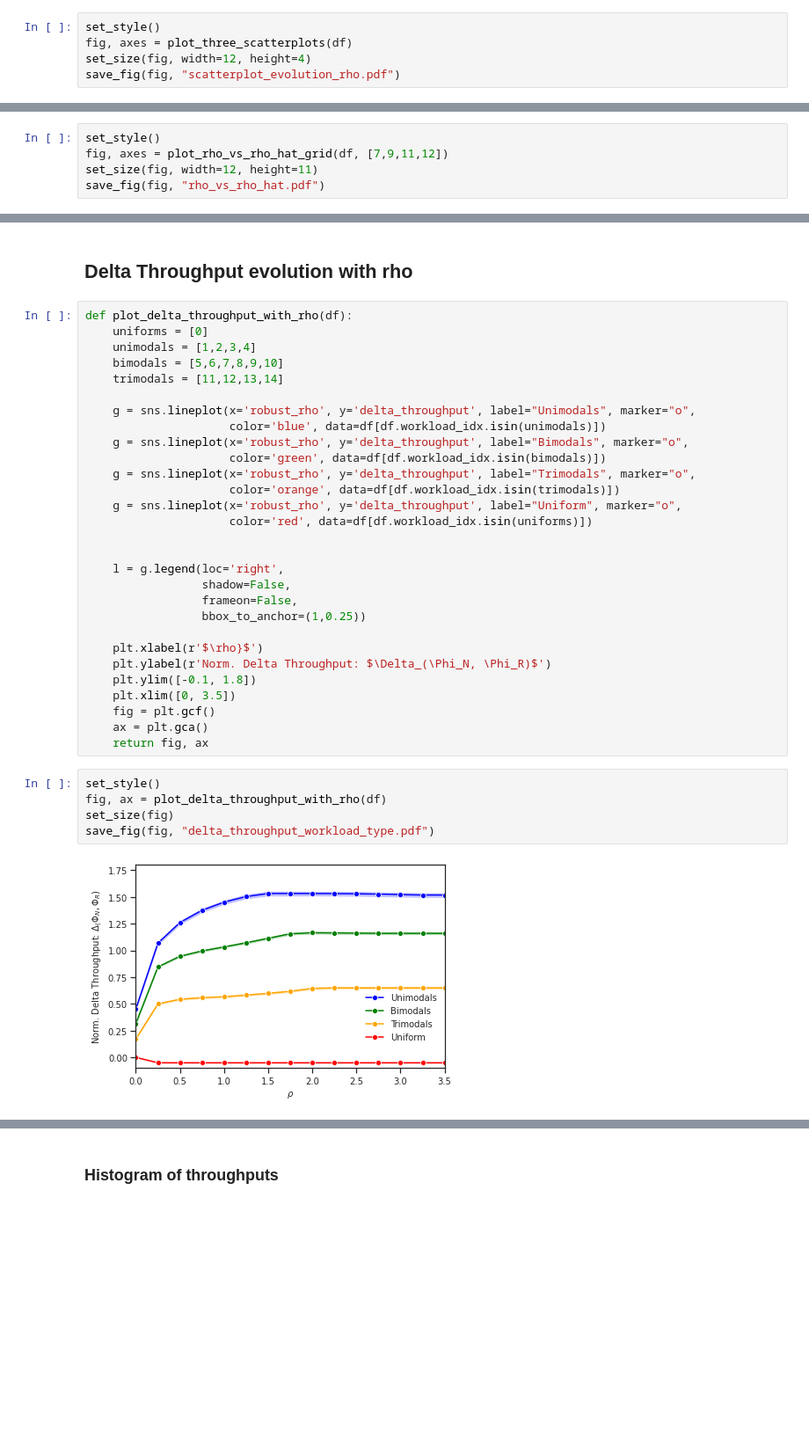
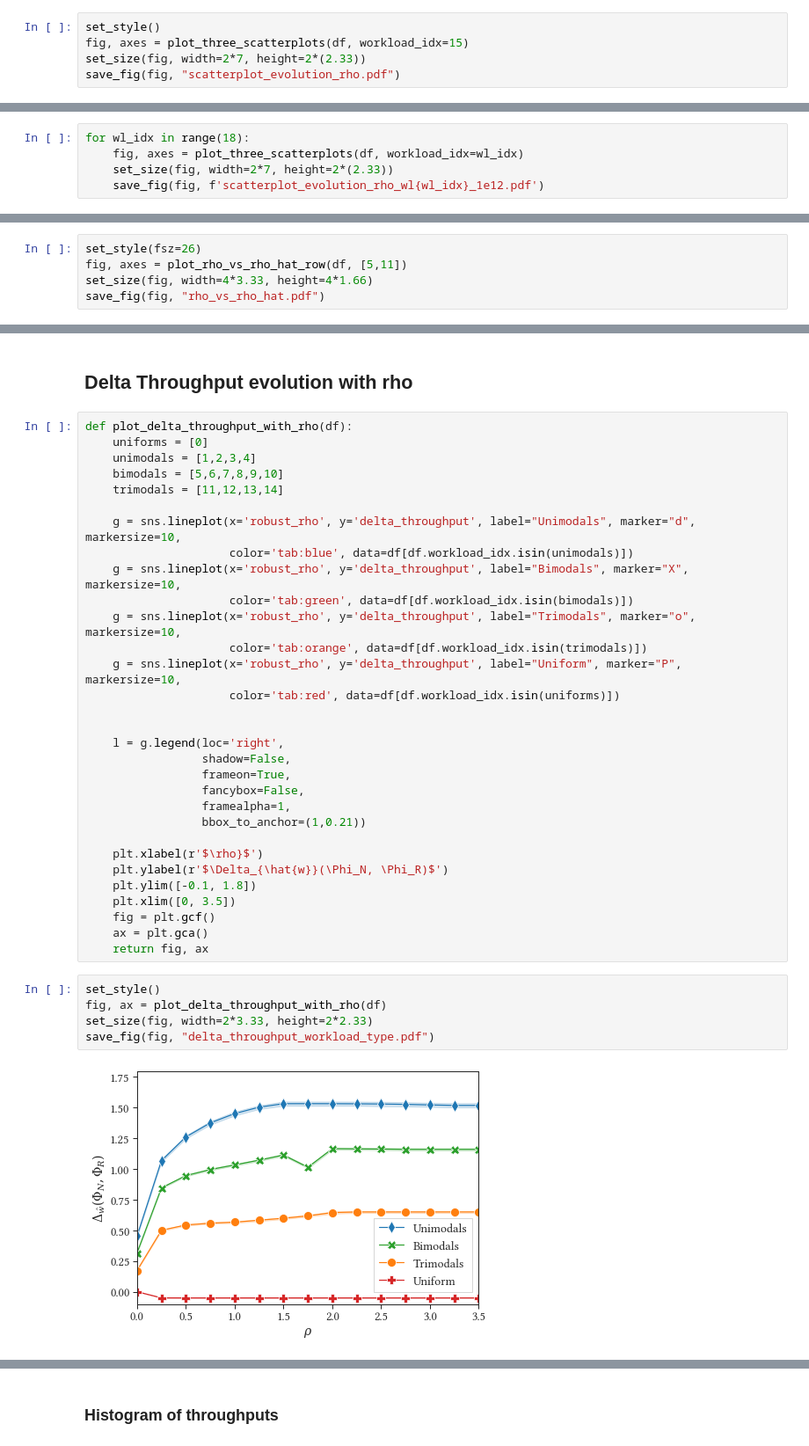
Before and after one commit to Ephoris/robust-lsm-tuning, a Jupyter notebook: endure/visualization/00_cost_model_plots.ipynb, the cells around one changed output, grey strips where cells are left out. Shown at 88% size. Drawn from its saved outputs; the diff is of its cells as text; blank space fills up the shorter version.

```diff
--- a/endure/visualization/00_cost_model_plots.ipynb
+++ b/endure/visualization/00_cost_model_plots.ipynb
@@ -155,7 +161,7 @@ def plot_three_scatterplots(df, workload_idx=11, rhos=[0, 0.25, 1, 2]):
     return fig, axes
 # %%
 set_style()
-fig, axes = plot_three_scatterplots(df)
-set_size(fig, width=12, height=4)
+fig, axes = plot_three_scatterplots(df, workload_idx=15)
+set_size(fig, width=2*7, height=2*(2.33))
 save_fig(fig, "scatterplot_evolution_rho.pdf")
 # %% [output]
@@ -162,0 +169,5 @@ save_fig(fig, "scatterplot_evolution_rho.pdf")
+# %%
+for wl_idx in range(18):
+    fig, axes = plot_three_scatterplots(df, workload_idx=wl_idx)
+    set_size(fig, width=2*7, height=2*(2.33))
+    save_fig(fig, f'scatterplot_evolution_rho_wl{wl_idx}_1e12.pdf')
@@ -213,6 +262,6 @@ def plot_rho_vs_rho_hat_grid(df, workloads=[5,7,11,12]):
 # %%
-set_style()
-fig, axes = plot_rho_vs_rho_hat_grid(df, [7,9,11,12])
-set_size(fig, width=12, height=11)
+set_style(fsz=26)
+fig, axes = plot_rho_vs_rho_hat_row(df, [5,11])
+set_size(fig, width=4*3.33, height=4*1.66)
 save_fig(fig, "rho_vs_rho_hat.pdf")
 # %% [output]
@@ -226,23 +275,25 @@ def plot_delta_throughput_with_rho(df):
     bimodals = [5,6,7,8,9,10]
     trimodals = [11,12,13,14]
 
-    g = sns.lineplot(x='robust_rho', y='delta_throughput', label="Unimodals", marker="o",
-                     color='blue', data=df[df.workload_idx.isin(unimodals)])
-    g = sns.lineplot(x='robust_rho', y='delta_throughput', label="Bimodals", marker="o",
-                     color='green', data=df[df.workload_idx.isin(bimodals)])
-    g = sns.lineplot(x='robust_rho', y='delta_throughput', label="Trimodals", marker="o",
-                     color='orange', data=df[df.workload_idx.isin(trimodals)])
-    g = sns.lineplot(x='robust_rho', y='delta_throughput', label="Uniform", marker="o",
-                     color='red', data=df[df.workload_idx.isin(uniforms)])
+    g = sns.lineplot(x='robust_rho', y='delta_throughput', label="Unimodals", marker="d", markersize=10,
+                     color='tab:blue', data=df[df.workload_idx.isin(unimodals)])
+    g = sns.lineplot(x='robust_rho', y='delta_throughput', label="Bimodals", marker="X", markersize=10,
+                     color='tab:green', data=df[df.workload_idx.isin(bimodals)])
+    g = sns.lineplot(x='robust_rho', y='delta_throughput', label="Trimodals", marker="o", markersize=10,
+                     color='tab:orange', data=df[df.workload_idx.isin(trimodals)])
+    g = sns.lineplot(x='robust_rho', y='delta_throughput', label="Uniform", marker="P", markersize=10,
+                     color='tab:red', data=df[df.workload_idx.isin(uniforms)])
 
 
     l = g.legend(loc='right',
                  shadow=False,
-                 frameon=False,
-                 bbox_to_anchor=(1,0.25))
+                 frameon=True,
+                 fancybox=False,
+                 framealpha=1,
+                 bbox_to_anchor=(1,0.21))
 
     plt.xlabel(r'$\rho}$')
-    plt.ylabel(r'Norm. Delta Throughput: $\Delta_(\Phi_N, \Phi_R)$')
+    plt.ylabel(r'$\Delta_{\hat{w}}(\Phi_N, \Phi_R)$')
     plt.ylim([-0.1, 1.8])
     plt.xlim([0, 3.5])
     fig = plt.gcf()
@@ -251,9 +302,9 @@ def plot_delta_throughput_with_rho(df):
 # %%
 set_style()
 fig, ax = plot_delta_throughput_with_rho(df)
-set_size(fig)
+set_size(fig, width=2*3.33, height=2*2.33)
 save_fig(fig, "delta_throughput_workload_type.pdf")
 # %% [output]
-[figure, old version]
+[figure, new version]
 # %%
 def plot_throughput_range_evolution(df):
```
Also changed, not shown: parts of 18 cells of this notebook, 10 other files.
